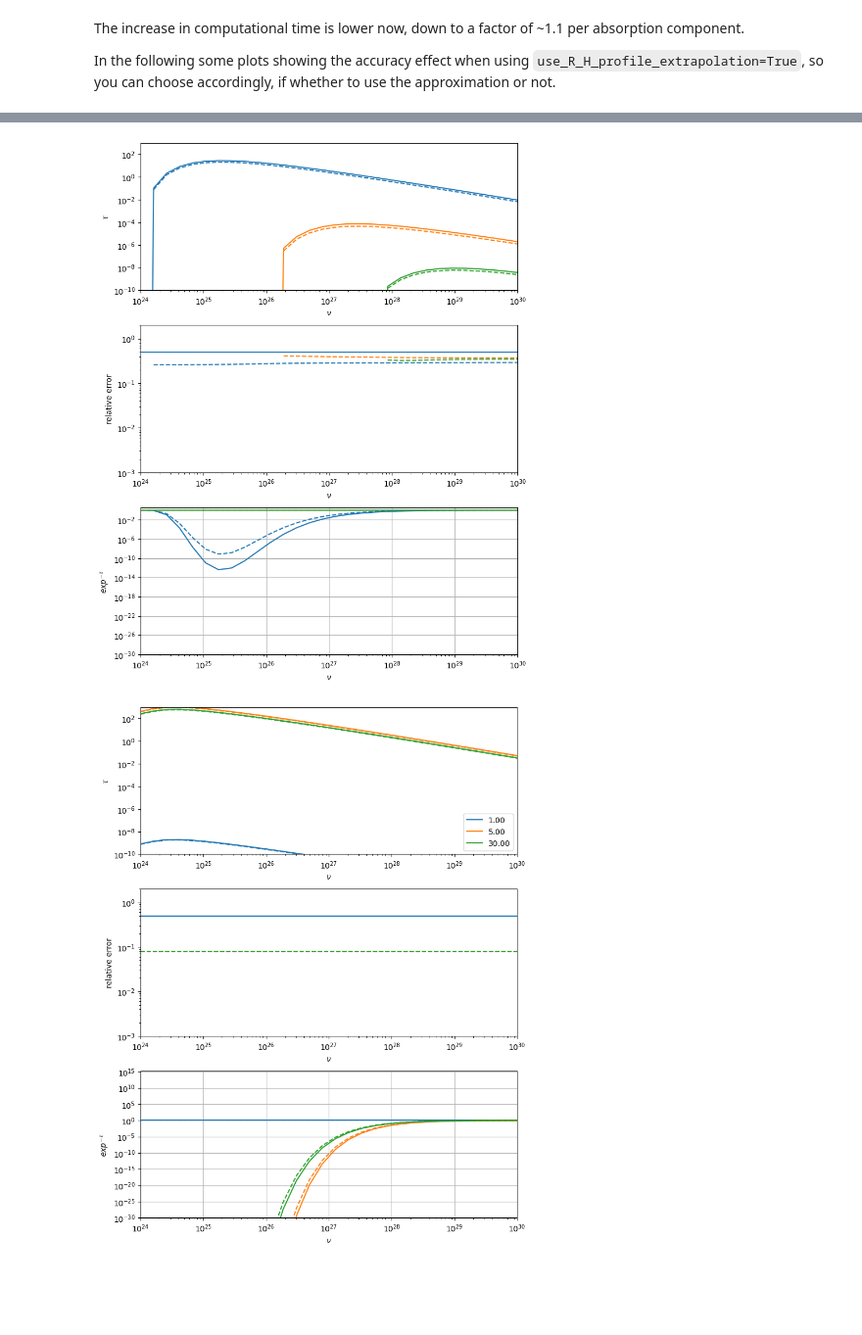
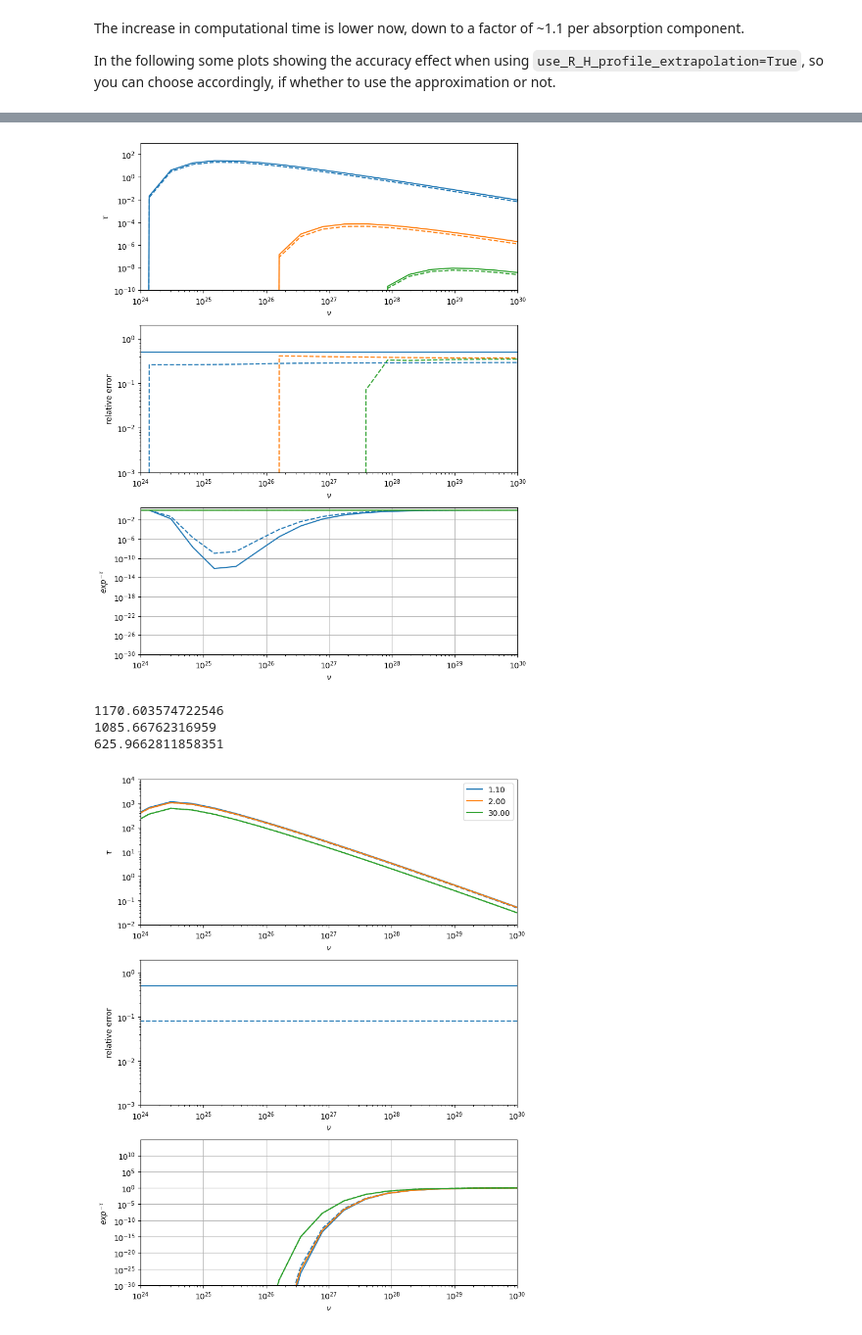
Before and after one commit to andreatramacere/jetset, a Jupyter notebook: doc/documentation_notebooks/notebooks/internal_abs/int_abs.ipynb, the cells around one changed output, grey strips where cells are left out. Shown at 98% size. Drawn from its saved outputs; the diff is of its cells as text; code cells hidden in the pictures; blank space fills up the shorter version.

```diff
--- a/doc/documentation_notebooks/notebooks/internal_abs/int_abs.ipynb
+++ b/doc/documentation_notebooks/notebooks/internal_abs/int_abs.ipynb
@@ -234,14 +234,16 @@ from matplotlib import pylab as plt
 jetset_model.parameters.tau_BLR.val=0.1
 #jetset_model.parameters.T_DT.val=1000
 fig,axs=plt.subplots(3,1,figsize=(8,10))
-nu_tau=np.logspace(24,30,30)
 R_DT=jetset_model.parameters.R_DT.val
 colors = ['C0','C1','C2']
 comp='DT'
+jetset_model.enable_internal_absorption(comp,N_R_H=50,N_theta=50,N_soft=50,N_hard=50,use_R_H_profile_extrapolation=False)
+nu_tau=np.logspace(np.log10(jetset_model._internal_absorption_comp[comp]['pars']['nu_min']),30,30)
+
 for ID,f in enumerate([0.1,5,30]):
     jetset_model.parameters.R_H.val=R_DT*f
     jetset_model.eval()
-    jetset_model.enable_internal_absorption(comp,N_R_H=50,N_theta=50,N_soft=50,N_hard=50,use_R_H_profile_extrapolation=False)
+
     y,x=jetset_model.eval_internal_absorption(comp=comp,peak=False,nu=nu_tau)
 
     x=x*u.Hz
@@ -250,8 +252,8 @@ for ID,f in enumerate([0.1,5,30]):
     jetset_model.enable_internal_absorption(comp,N_R_H=50,N_theta=50,N_soft=50,N_hard=50,use_R_H_profile_extrapolation=True,use_sigma_gamma_gamma_fast=False)
     y1,x=jetset_model.eval_internal_absorption(comp=comp,peak=False,nu=nu_tau)
     x=x*u.Hz
-    msk=y>1E-10
-    axs[0].loglog( x[msk],y1[msk],'--',c=colors[ID])
+
+    axs[0].loglog( x,y1,'--',c=colors[ID])
 
     axs[1].loglog( x,np.fabs(y1-y)/y,'--',c=colors[ID])
 
@@ -284,10 +286,11 @@ from matplotlib import pylab as plt
 jetset_model.parameters.tau_BLR.val=0.1
 #jetset_model.parameters.T_DT.val=1000
 fig,axs=plt.subplots(3,1,figsize=(8,10))
-nu_tau=np.logspace(24,30,30)
 R_BLR=jetset_model.parameters.R_BLR_out.val
 colors = ['C0','C1','C2']
 comp='BLR'
+jetset_model.enable_internal_absorption(comp,N_R_H=50,N_theta=50,N_soft=50,N_hard=50,use_R_H_profile_extrapolation=False)
+nu_tau=np.logspace(np.log10(jetset_model._internal_absorption_comp[comp]['pars']['nu_min']),30,30)
 for ID,f in enumerate([0.1,5,30]):
     jetset_model.parameters.R_H.val=R_BLR*f
     jetset_model.eval()
@@ -302,9 +305,9 @@ for ID,f in enumerate([0.1,5,30]):
     y1,x=jetset_model.eval_internal_absorption(comp=comp,peak=False,nu=nu_tau)
     x=x*u.Hz
     msk=y>1E-10
-    axs[0].loglog( x[msk],y1[msk],'--',c=colors[ID])
+    axs[0].loglog( x ,y1 ,'--',c=colors[ID])
 
-    axs[1].loglog( x[msk],np.fabs(y1[msk]-y[msk])/y[msk],'--',c=colors[ID])
+    axs[1].loglog( x,np.fabs(y1 -y )/y,'--',c=colors[ID])
 
     axs[2].loglog( x,np.exp(-y),'-',c=colors[ID])
     axs[2].loglog( x,np.exp(-y1),'--',c=colors[ID])
@@ -329,23 +332,25 @@ axs[2].set_ylabel(r'$exp^{-\tau}$')
 plt.tight_layout()
 plt.grid()
 # %% [output]
-[figure, old version]
+[figure, new version]
 # %%
 from matplotlib import pylab as plt
 #jetset_model.parameters.T_DT.val=1000
 fig,axs=plt.subplots(3,1,figsize=(8,10))
-nu_tau=np.logspace(24,30,30)
 jetset_model.parameters.R_H_Corona.val=1E13
 colors = ['C0','C1','C2']
 comp='Corona'
 nu_tau=np.logspace(24,30,30)
+jetset_model.enable_internal_absorption(comp,N_R_H=50,N_theta=50,N_soft=50,N_hard=50,use_R_H_profile_extrapolation=False)
+nu_tau=np.logspace(np.log10(jetset_model._internal_absorption_comp[comp]['pars']['nu_min']),30,30)
+
 R_H_corona=jetset_model.parameters.R_H_Corona.val
-for ID,f in enumerate([1,5,30]):
+for ID,f in enumerate([1.1,2,30]):
     jetset_model.parameters.R_H.val=R_H_corona*f
     jetset_model.eval()
-    jetset_model.enable_internal_absorption(comp,N_R_H=50,N_theta=50,N_soft=50,N_hard=50,use_R_H_profile_extrapolation=False)
+
     y,x=jetset_model.eval_internal_absorption(comp=comp,peak=False,nu=nu_tau)
-
+    print(y.max())
     x=x*u.Hz
 
     axs[0].loglog( x,y,c=colors[ID],label='%2.2f'%f)
@@ -356,32 +361,35 @@ for ID,f in enumerate([1,5,30]):
     x=x*u.Hz
 
     axs[0].loglog( x,y1,'--',c=colors[ID])
 
     axs[1].loglog( x,np.fabs(y1-y)/y,'--',c=colors[ID])
 
     axs[2].loglog( x,np.exp(-y),'-',c=colors[ID])
     axs[2].loglog( x,np.exp(-y1),'--',c=colors[ID])
 axs[0].set_xlim(1E24,1E30)
 axs[0].legend()
 axs[1].set_xlim(1E24,1E30)
 axs[2].set_xlim(1E24,1E30)
 
 
 axs[1].axhline(.5)
 
-axs[0].set_ylim(1E-10,1E3)
+axs[0].set_ylim(1E-2,1E4)
 axs[1].set_ylim(1E-3,2)
 axs[2].set_ylim(1E-30,)
 axs[0].set_xlabel(r'$\nu$')
 axs[1].set_xlabel(r'$\nu$')
 axs[2].set_xlabel(r'$\nu$')
 
 
 axs[0].set_ylabel(r'$\tau$')
 axs[1].set_ylabel(r'relative error')
 axs[2].set_ylabel(r'$exp^{-\tau}$')
 
 plt.tight_layout()
 plt.grid()
 # %% [output]
+1170.603574722546
+1085.66762316959
+625.9662811858351
-[figure, old version]
+[figure, new version]
```
Also changed, not shown: parts of 8 cells of this notebook, 1 other file.
